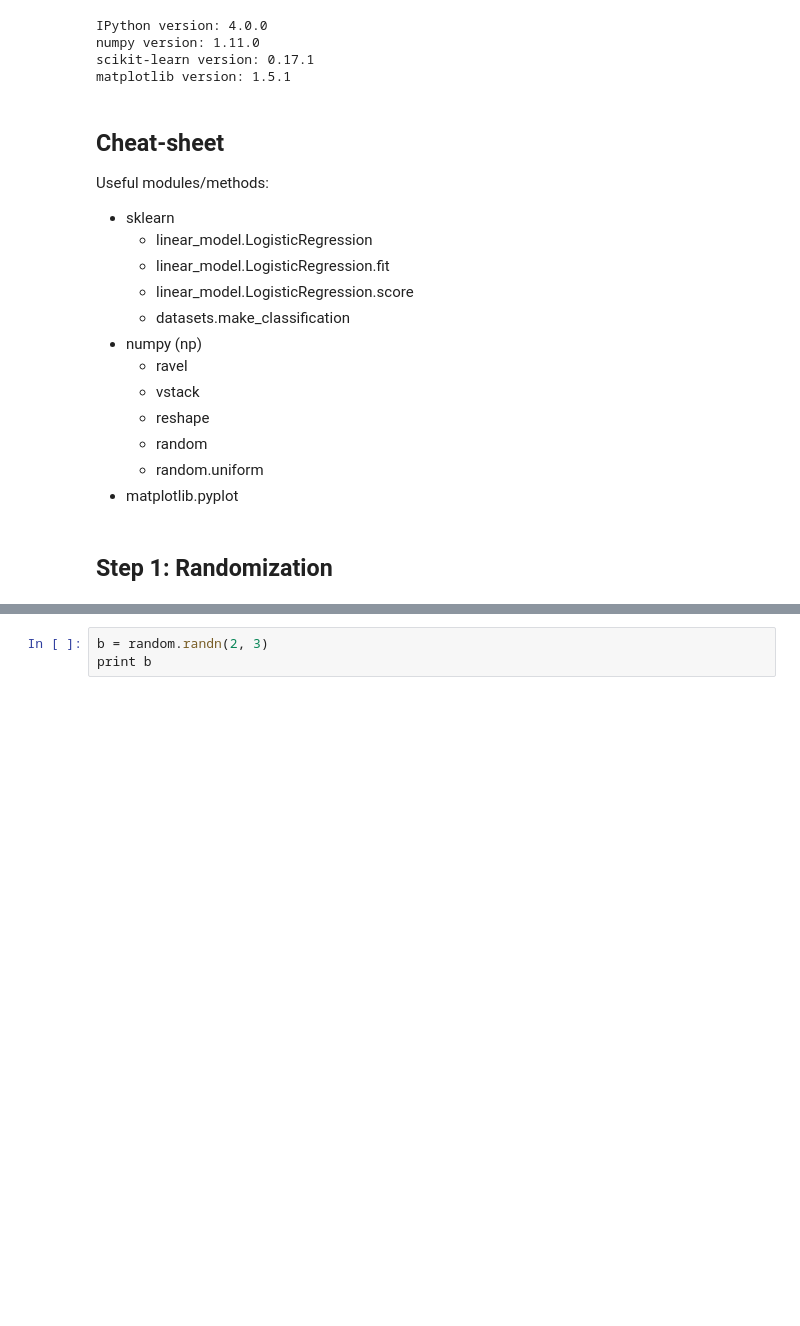
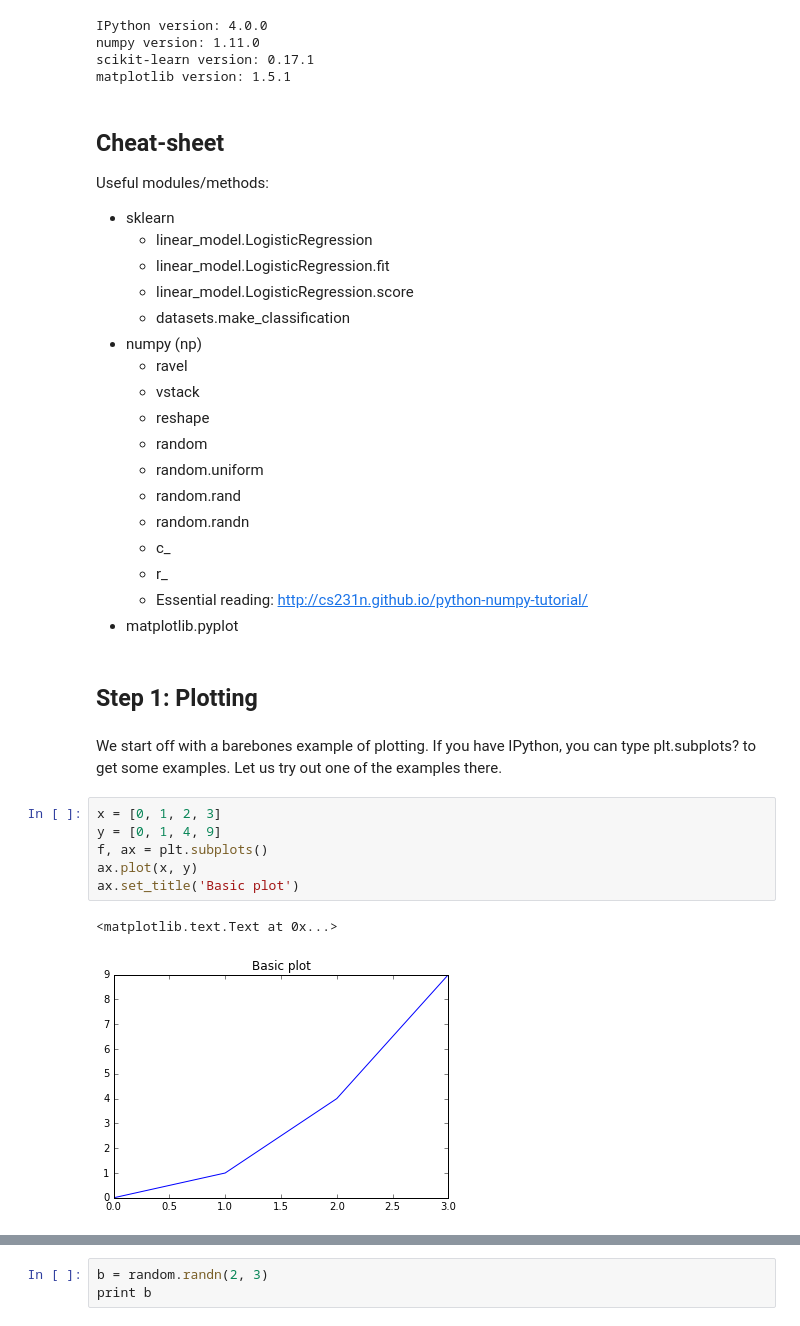
Before and after one commit to sambuddha-roy/presentations, a Jupyter notebook: Veritas.Aug1.2016/Day1_prelims.ipynb, the cells around one changed output, grey strips where cells are left out. Saved outputs shown, nothing was run; the diff lists cells and outputs as text; blank space fills up the shorter version.

```diff
--- a/Veritas.Aug1.2016/Day1_prelims.ipynb
+++ b/Veritas.Aug1.2016/Day1_prelims.ipynb
@@ -82,6 +91,22 @@ Useful modules/methods:
     - reshape
     - random
     - random.uniform
+    - random.rand
+    - random.randn
+    - c_
+    - r_
+    - Essential reading: http://cs231n.github.io/python-numpy-tutorial/
 - matplotlib.pyplot
 # %% [markdown]
-## Step 1: Randomization
+## Step 1: Plotting
+# %% [markdown]
+We start off with a barebones example of plotting. If you have IPython, you can type plt.subplots? to get some examples. Let us try out one of the examples there.
+# %%
+x = [0, 1, 2, 3]
+y = [0, 1, 4, 9]
+f, ax = plt.subplots()
+ax.plot(x, y)
+ax.set_title('Basic plot')
+# %% [output]
+<matplotlib.text.Text at 0x...>
+[figure, added]
```
Also changed, not shown: parts of 17 cells of this notebook.
